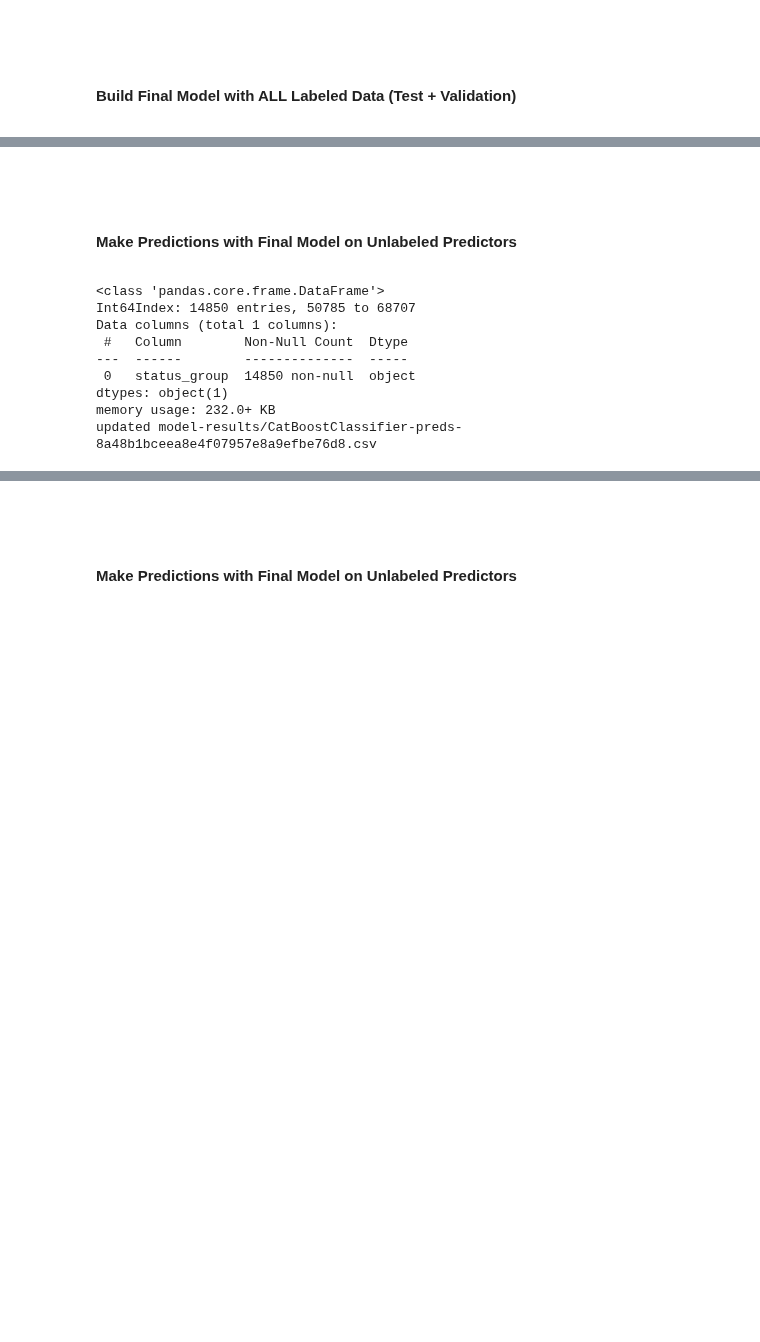
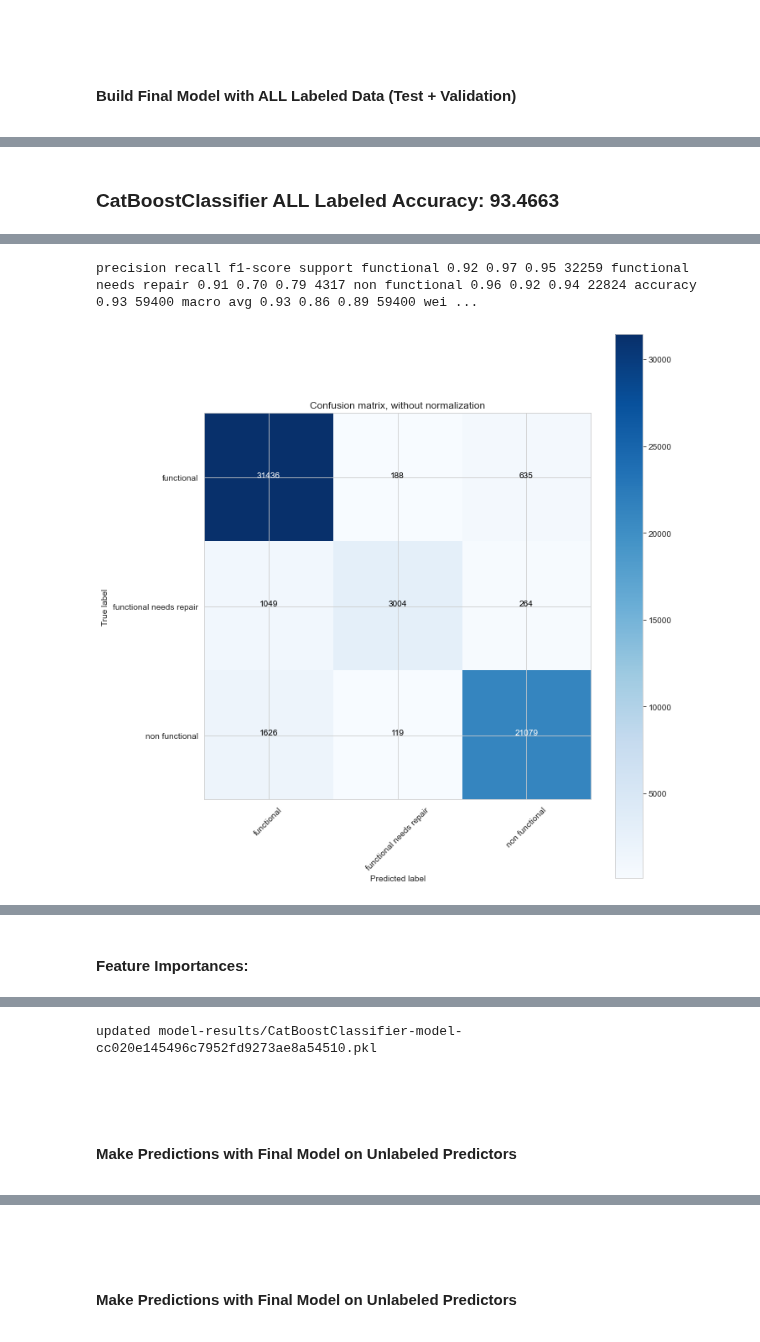
Before and after one commit to sacontreras/dsc-mod-3-project-v2-1-online-ds-sp-000, a Jupyter notebook: models.ipynb, the cells around one changed output, grey strips where cells are left out. Drawn from its saved outputs; the diff is of its cells as text; code cells hidden in the pictures; blank space fills up the shorter version.

```diff
--- a/models.ipynb
+++ b/models.ipynb
@@ -989,0 +964,4 @@ Feature Importances:
+# %%
+if run_cbclf:
+    cbclf = clf_build_final_model(CatBoostClassifier(verbose=False), best_parameters, save_model=True)
+# %% [output]
@@ -989,0 +969 @@ Feature Importances:
+CatBoostClassifier ALL Labeled Accuracy: 93.4663
@@ -989,0 +971,2 @@ Feature Importances:
+precision recall f1-score support functional 0.92 0.97 0.95 32259 functional needs repair 0.91 0.70 0.79 4317 non functional 0.96 0.92 0.94 22824 accuracy 0.93 59400 macro avg 0.93 0.86 0.89 59400 wei ...
+[figure, added]
@@ -989,0 +974 @@ Feature Importances:
+Feature Importances:
@@ -990,23 +976,4 @@ Feature Importances:
+updated model-results/CatBoostClassifier-model-cc020e145496c7952fd9273ae8a54510.pkl
 # %% [markdown]
 <p><br><br>
 <h4>Make Predictions with Final Model on Unlabeled Predictors</h4>
-# %%
-if run_cbclf:
-    pred_unlabeled = cbclf.predict(data_unlabeled)
-    df_pred_unlabeled = pd.concat([data_unlabeled.reset_index()[['id']], pd.DataFrame(pred_unlabeled, columns=['status_group_encoded'])], axis=1).set_index('id')
-    df_pred_unlabeled['status_group'] = df_pred_unlabeled['status_group_encoded'].apply(lambda sg_encoded: classes[sg_encoded])
-    df_pred_unlabeled = df_pred_unlabeled.drop('status_group_encoded', axis=1)
-    df_pred_unlabeled.info()
-    fname__preds_unlabeled = f"{MODEL_RESULTS_DIR}CatBoostClassifier-preds-{digest}.csv"
-    df_pred_unlabeled.to_csv(fname__preds_unlabeled, sep=',')
-    print(f"updated {fname__preds_unlabeled}")
-# %% [output]
-<class 'pandas.core.frame.DataFrame'>
-Int64Index: 14850 entries, 50785 to 68707
-Data columns (total 1 columns):
- #   Column        Non-Null Count  Dtype
----  ------        --------------  -----
- 0   status_group  14850 non-null  object
-dtypes: object(1)
-memory usage: 232.0+ KB
-updated model-results/CatBoostClassifier-preds-8a48b1bceea8e4f07957e8a9efbe76d8.csv
```
Also changed, not shown: parts of 40 cells of this notebook, 4 other files.
